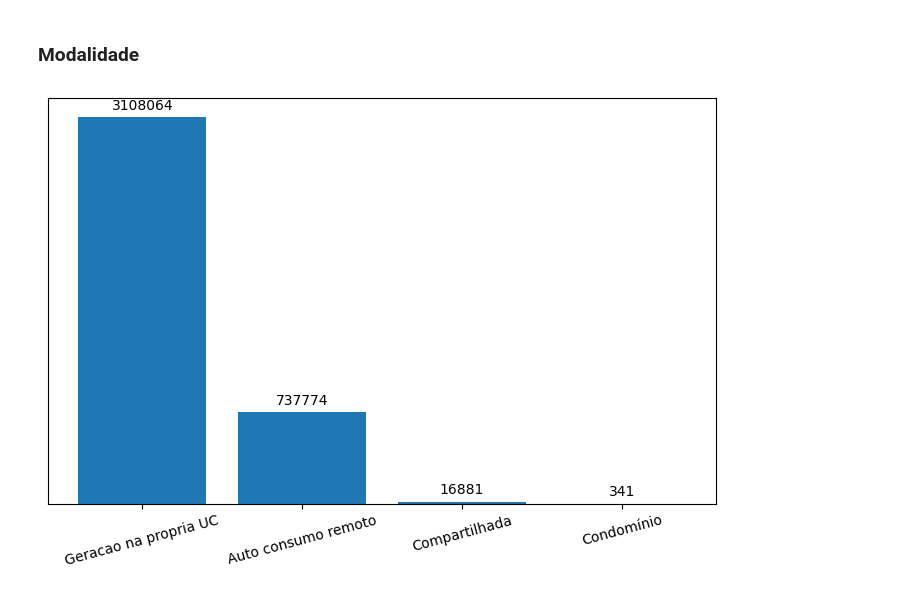
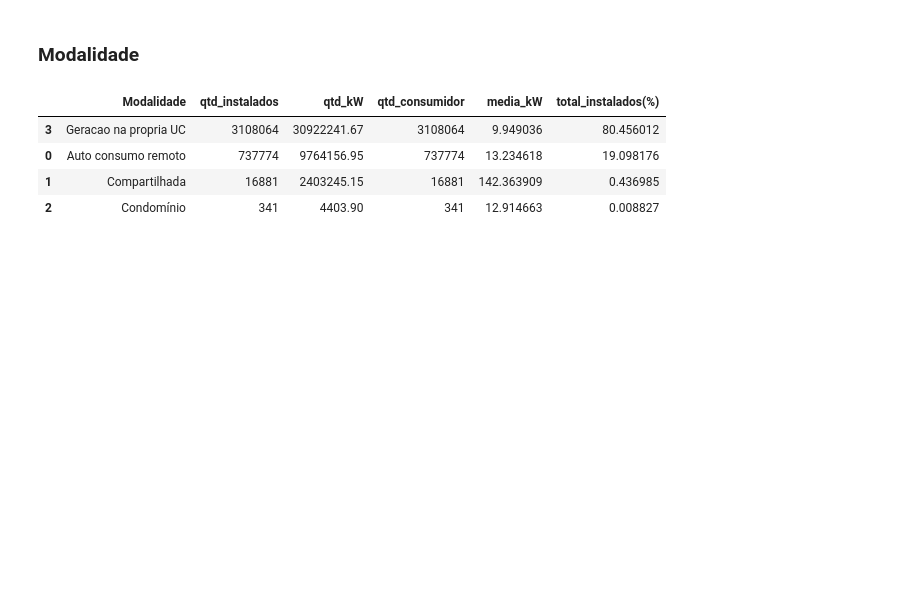
Before and after one commit to lannacassio/Fontes-Renovaveis-Aneel, a Jupyter notebook: Arquivo_Python/analise_aneel.ipynb, the cells around one changed output. Saved outputs shown, nothing was run; the diff lists cells and outputs as text; code cells hidden in the pictures; blank space fills up the shorter version.

```diff
--- a/Arquivo_Python/analise_aneel.ipynb
+++ b/Arquivo_Python/analise_aneel.ipynb
@@ -678,14 +767,18 @@ fig.show()
 # %% [markdown]
 ### Modalidade
 # %%
-info = dados['Modalidade'].value_counts()
+info = dados.groupby('Modalidade').agg(
+    qtd_instalados = ('Modalidade', 'count'),
+    qtd_kW = ('kW_instalados', 'sum'),
+    qtd_consumidor = ('Tipo_consumidor', 'count'),
+    media_kW = ('kW_instalados', 'mean')
+).reset_index().sort_values('qtd_instalados', ascending=False)
 
-plt.figure(figsize=(7,5))
-bar = plt.bar(info.index, info.values)
-plt.bar_label(bar, fmt='%.0f', padding=3)
-plt.xticks(rotation=15)
-plt.yticks([])
-plt.tight_layout()
-plt.show()
+info['total_instalados(%)'] = (info['qtd_instalados'] / info['qtd_instalados'].sum()) *100
+info
 # %% [output]
-[figure, removed]
+|  | Modalidade | qtd_instalados | qtd_kW | qtd_consumidor | media_kW | total_instalados(%) |
+| 3 | Geracao na propria UC | 3108064 | 30922241.67 | 3108064 | 9.949036 | 80.456012 |
+| 0 | Auto consumo remoto | 737774 | 9764156.95 | 737774 | 13.234618 | 19.098176 |
+| 1 | Compartilhada | 16881 | 2403245.15 | 16881 | 142.363909 | 0.436985 |
+| 2 | Condomínio | 341 | 4403.90 | 341 | 12.914663 | 0.008827 |
```
Also changed, not shown: parts of 11 cells of this notebook.
